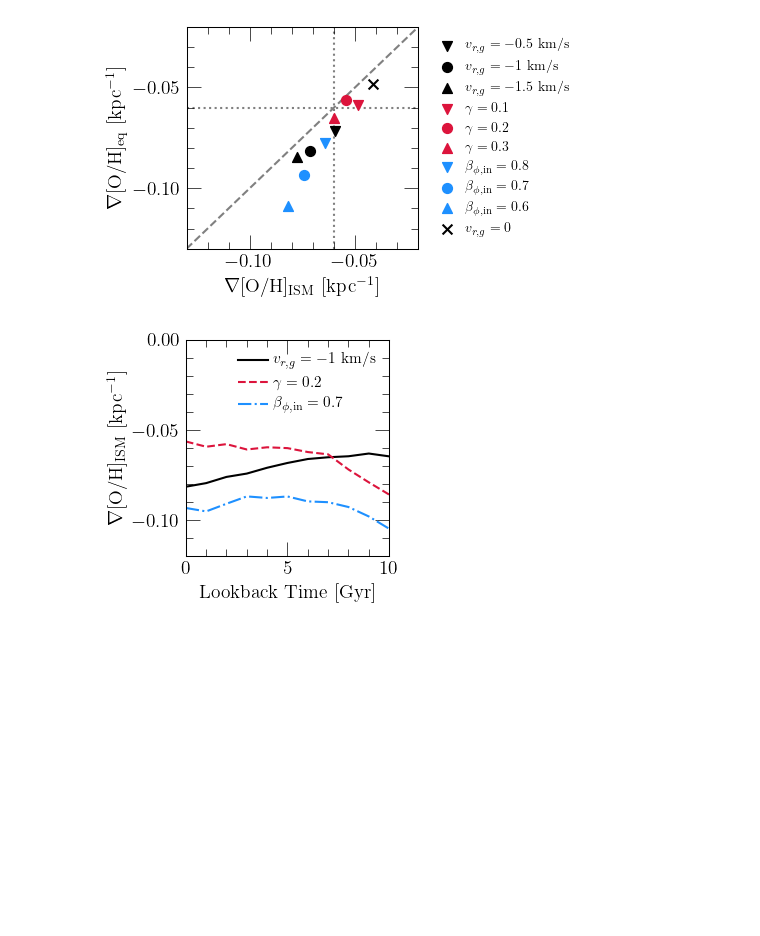
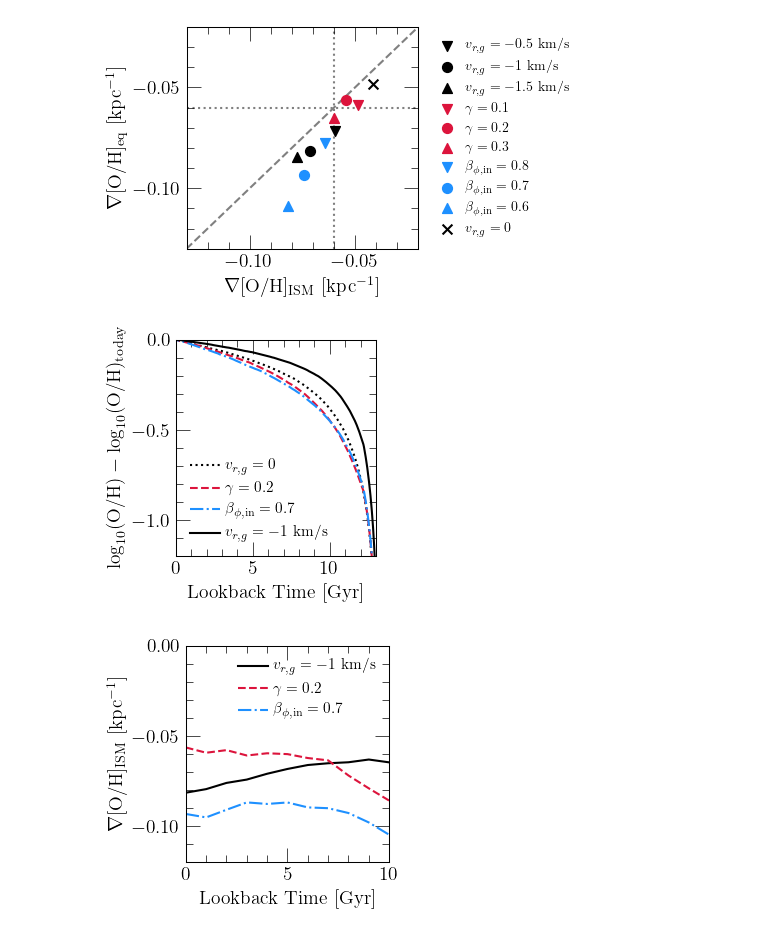
Before and after one commit to giganano/radial-flows, a Jupyter notebook: notebooks/equilibrium.ipynb, the cells around one changed output. Saved outputs shown, nothing was run; the diff lists cells and outputs as text; code cells hidden in the pictures; blank space fills up the shorter version.

```diff
--- a/notebooks/equilibrium.ipynb
+++ b/notebooks/equilibrium.ipynb
@@ -211,11 +211,74 @@ plt.show()
 [figure]
 # %%
 outputs = [
-    "../outputs/constant/vgas-1",
+    "../outputs/constant/vgas-0",
     "../outputs/potential-well-deepening/gamma0p2",
-    "../outputs/angular-momentum-dilution/betaphiin0p7"
+    "../outputs/angular-momentum-dilution/betaphiin0p7",
+    "../outputs/constant/vgas-1"
 ]
 outputs = [vice.output(name) for name in outputs]
+# %%
+LABELS = [r"$v_{r,g} = 0$", r"$\gamma = 0.2$", r"$\beta_{\phi,\text{in}} = 0.7$", r"$v_{r,g} = -1$ km/s"]
+COLORS = ["black", "crimson", "dodgerblue", "black"]
+LINESTYLES = [":", "--", "-.", "-"]
+
+fig = plt.figure(figsize = (3, 3))
+ax = fig.add_subplot(111)
+ax.set_xlabel(r"Lookback Time [Gyr]")
+# ax.set_ylabel(r"$12 + \log_{10}($O/H$)$")
+ax.set_ylabel(r"$\log_{10}($O/H$) - \log_{10}($O/H$)_\text{today}$")
+ax.set_xlim([0, 13])
+# ax.set_ylim([7.7, 9.])
+ax.set_ylim([-1.2, 0])
+ax.set_yticks([-1, -0.5, 0])
+
+def plot_ism_abundances(output, radius = 6, zone_width = 0.1, **kwargs):
+    zone = int(radius / zone_width)
+    zone = output.zones["zone%d" % (zone)]
+    oh = oh_to_12pluslog(zone.history["[o/h]"])
+    oh = [_ - 12 for _ in oh]
+    oh = [_ - oh[-1] for _ in oh]
+    ax.plot(zone.history["lookback"], oh, **kwargs)
+
+def plot_data(name = "../data/equilibrium-paper/skewnormfits-binned-by-age-and-radius.out", radius = 8, **kwargs):
+    raw = np.genfromtxt(name)
+    ages = []
+    oh = []
+    xerr = []
+    yerr = []
+    for i in range(len(raw)):
+        if raw[i][2] <= radius < raw[i][3]:
+            ages.append((raw[i][0] + raw[i][1]) / 2)
+            xerr.append((raw[i][1] - raw[i][0]) / 2)
+            oh.append(oh_to_12pluslog(raw[i][4]))
+            yerr.append(raw[i][5])
+        else: pass
+    ax.errorbar(ages, oh, xerr = xerr, yerr = yerr, **kwargs)
+
+# plot_data(
+#     color = named_colors()["grey"],
+#     marker = markers()["star"],
+#     linestyle = "None")
+for i in range(len(outputs)):
+    kwargs = {
+        "c": named_colors()[COLORS[i]],
+        "linestyle": LINESTYLES[i],
+        "label": LABELS[i]
+    }
+    plot_ism_abundances(outputs[i], **kwargs)
+
+kwargs = {
+    "loc": mpl_loc("lower left"),
+
+    "ncol": 1,
+    "fontsize": 11
+}
+leg = ax.legend(**kwargs)
+
+plt.tight_layout()
+plt.show()
+# %% [output]
+[figure, added]
 # %%
 LOOKBACKS = list(range(11))
 LABELS = [r"$v_{r,g} = -1$ km/s", r"$\gamma = 0.2$", r"$\beta_{\phi,\text{in}} = 0.7$"]
```
